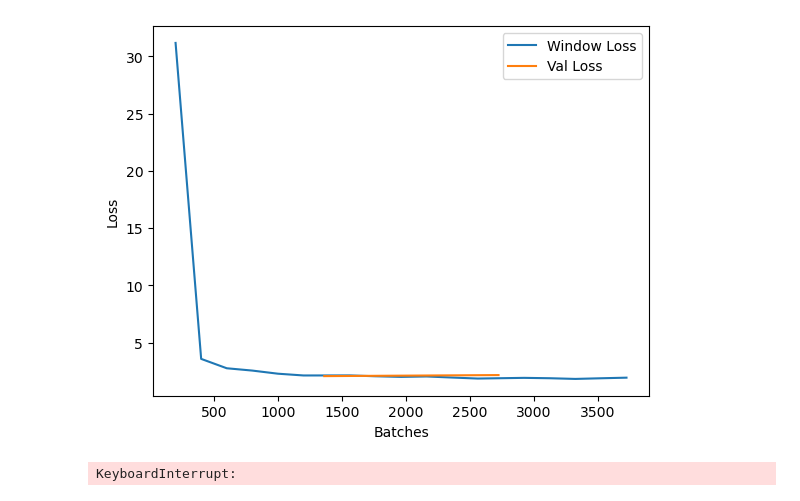
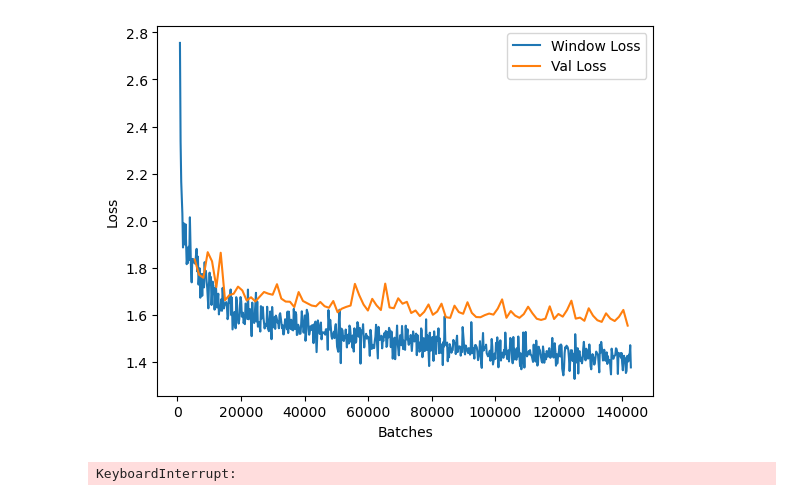
Before and after one commit to CrayonProof/weather-ai, a Jupyter notebook: fc_window/res_window.ipynb, the cells around one changed output. Drawn from its saved outputs; the diff is of its cells as text; code cells hidden in the pictures.

```diff
--- a/fc_window/res_window.ipynb
+++ b/fc_window/res_window.ipynb
@@ -162,6 +162,9 @@ def restore_session(model, model_path='model.pt', stat_dict_path='stat_dict.pt')
     return model, epoch_num, losses, window_losses, val_losses
 
 def plot_loss(losses, loss_indices, start_index=0, end_index=-1):
+  if start_index > len(loss_indices[0]):
+     print("Plot will display in a few more cycles")
+     return
   for i, l in enumerate(losses):
     loss_label = l[0]
     loss_x = loss_indices[i][start_index:end_index]
@@ -178,7 +181,10 @@ def train(epochs, model, epoch_num=0, losses_tuple=([], []), window_losses_tuple
     model = model.to(device)
     criterion = nn.MSELoss()
     optimizer = optim.Adam(model.parameters(), lr=0.001)
-    total_batch_index = 0
+    if window_losses_tuple[0] == []:
+      total_batch_index = 0
+    else:
+      total_batch_index = window_losses_tuple[0][-1] + 1
 
     loss_indices = losses_tuple[0]
     losses = losses_tuple[1]
@@ -201,7 +207,7 @@ def train(epochs, model, epoch_num=0, losses_tuple=([], []), window_losses_tuple
 
         batches_bar = tqdm(train_dataloader, leave=False)
         plot_loss(losses=(('Window Loss', window_losses), ('Val Loss', val_losses)),
-                   loss_indices=(window_loss_indices, val_loss_indices), start_index=500) # Plot current losses
+                   loss_indices=(window_loss_indices, val_loss_indices), start_index=3) # Plot current losses
 
         for batch in train_dataloader:
             x, y = batch
@@ -231,36 +237,36 @@ def train(epochs, model, epoch_num=0, losses_tuple=([], []), window_losses_tuple
         val_batch_losses = []
         model.eval()
         for batch in test_dataloader:
             x, y = batch
             x = x.to(device)
             y = y.to(device)
             y_pred = model(x)
             loss = criterion(y_pred, y)
             val_batch_losses.append(loss.item())
             val_batches_bar.update()
         avg_val_batch_loss = sum(val_batch_losses)/len(val_batch_losses)
         val_loss_indices.append(total_batch_index)
         val_losses.append(avg_val_batch_loss)
         model.train()
 
         # Save model and losses
         stat_dict = {'epoch_num': epoch + 1,'losses': (loss_indices, losses), 'window_losses': (window_loss_indices, window_losses), 'val_losses': (val_loss_indices, val_losses)}
         cache_session(model ,stat_dict=stat_dict)
 
         # Update epoch bar
         epochs_bar.update()
 
 model = WeatherModel()
 # model = Res50Model()
-EPOCHS = 100
-do_restore = False
+EPOCHS = 300
+do_restore = True
 if do_restore:
     train(EPOCHS, *restore_session(model))
 else:
     print('Initialized new model and new session')
     train(EPOCHS, model)
 # %% [output]
-[figure, old version]
+[figure, new version]
 KeyboardInterrupt:
 # %%
 def validate_model(model, epoch_num=0, losses_tuple=([], []), window_losses_tuple=([], []), val_losses_tuple=([], [])):
```
Also changed, not shown: parts of 2 cells of this notebook, 2 other files.
